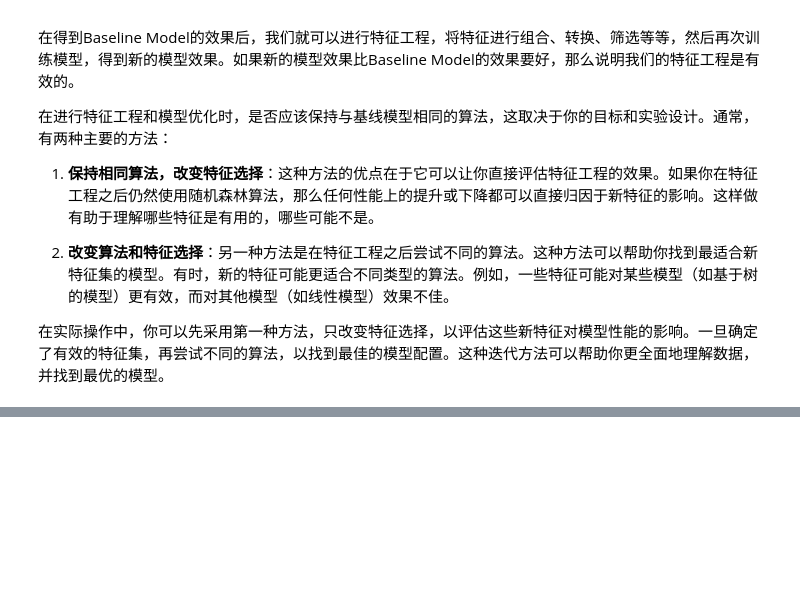
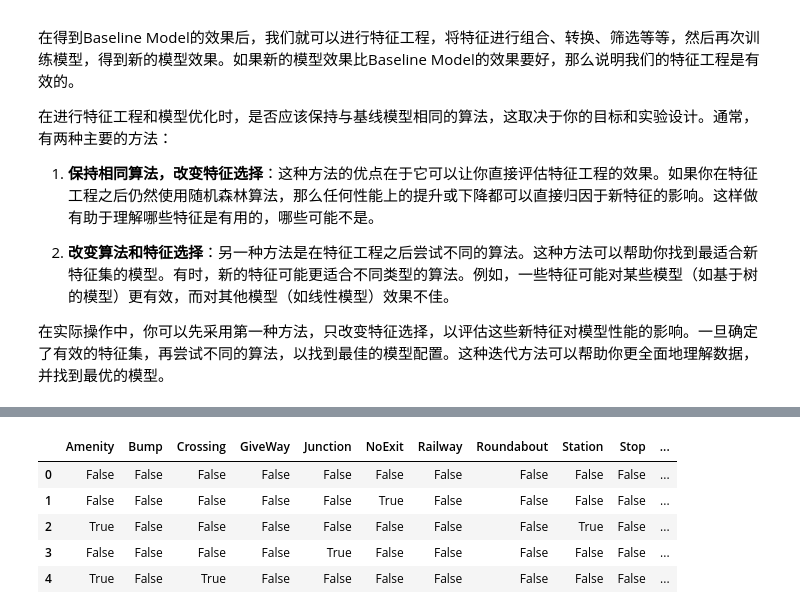
Before and after one commit to Slliki/Python_Data_Analysis, a Jupyter notebook: Data Science/Feature Engineering.ipynb, the cells around one changed output, grey strips where cells are left out. Saved outputs shown, nothing was run; the diff lists cells and outputs as text; code cells hidden in the pictures; blank space fills up the shorter version.

```diff
--- a/Data Science/Feature Engineering.ipynb
+++ b/Data Science/Feature Engineering.ipynb
@@ -33,0 +272,36 @@ Baseline Model一般使用最简单的模型，比如线性回归、逻辑回归
+# %%
+# 假设的交通事故数据集
+data = {
+    "Amenity": [False, False, True, False, True, False, False, True, False, False],
+    "Bump": [False, False, False, False, False, False, False, False, False, False],
+    "Crossing": [False, False, False, False, True, False, True, False, False, False],
+    "GiveWay": [False, False, False, False, False, False, False, False, True, False],
+    "Junction": [False, False, False, True, False, True, False, False, False, False],
+    "NoExit": [False, True, False, False, False, False, False, False, False, True],
+    "Railway": [False, False, False, False, False, False, True, False, False, False],
+    "Roundabout": [False, False, False, False, False, True, False, False, False, False],
+    "Station": [False, False, True, False, False, False, False, False, False, False],
+    "Stop": [False, False, False, False, False, False, False, True, False, False],
+    "TrafficCalming": [False, False, False, False, False, False, False, False, False, False],
+    "TrafficSignal": [False, True, False, False, False, False, False, False, False, False]
+}
+
+accidents = pd.DataFrame(data)
+
+# 列出所有道路特征
+roadway_features = ["Amenity", "Bump", "Crossing", "GiveWay",
+                    "Junction", "NoExit", "Railway", "Roundabout",
+                    "Station", "Stop", "TrafficCalming", "TrafficSignal"]
+
+# 计算每条记录中存在的道路特征的总数
+accidents["RoadwayFeatures"] = accidents[roadway_features].sum(axis=1)
+
+# 显示数据框的前10行，最后一列为新生成的特征，表示每条记录中存在的这些道路特征的总数
+accidents.head(5)
+# %% [output]
+|  | Amenity | Bump | Crossing | GiveWay | Junction | NoExit | Railway | Roundabout | Station | Stop | ... |
+| 0 | False | False | False | False | False | False | False | False | False | False | ... |
+| 1 | False | False | False | False | False | True | False | False | False | False | ... |
+| 2 | True | False | False | False | False | False | False | False | True | False | ... |
+| 3 | False | False | False | False | True | False | False | False | False | False | ... |
+| 4 | True | False | True | False | False | False | False | False | False | False | ... |
```
Also changed, not shown: parts of 17 cells of this notebook, 3 other files.
